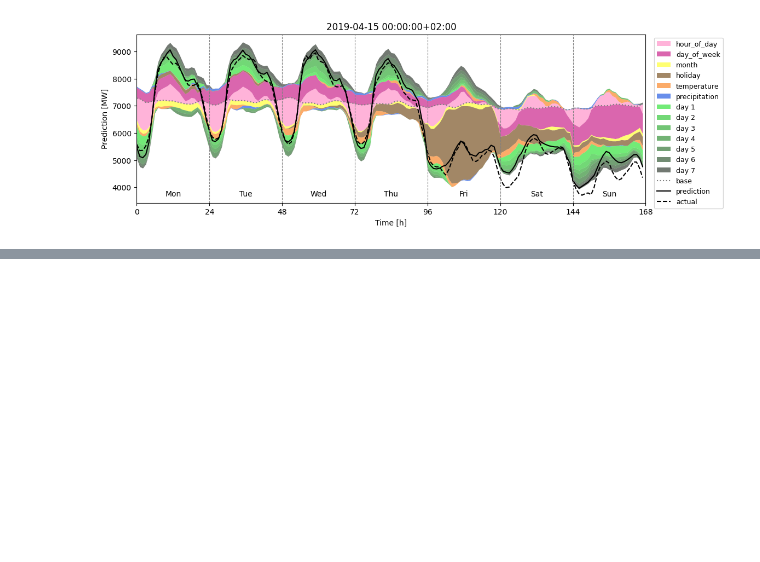
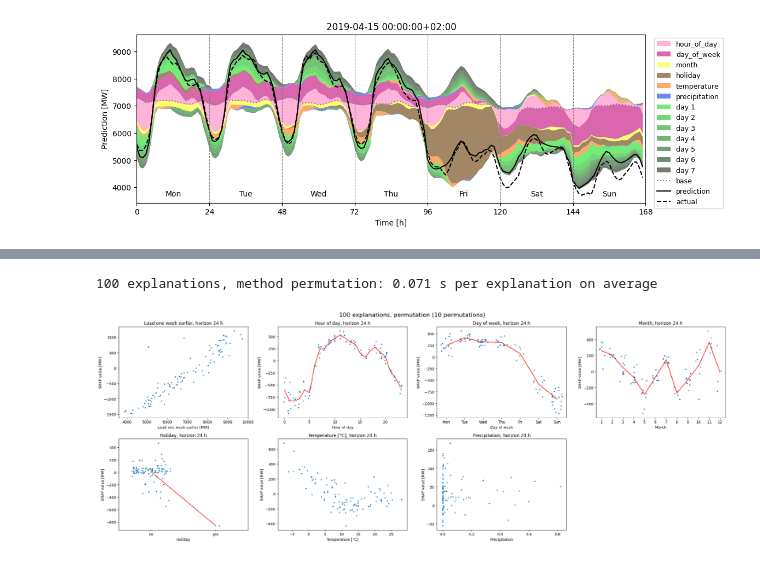
Before and after one commit to KIT-IAI/SHAPformer, a Jupyter notebook: notebooks/training_dataframe.ipynb, the cells around one changed output, grey strips where cells are left out. Cells and saved outputs as stored; diff of their text form; code cells hidden in the pictures; blank space fills up the shorter version.

```diff
--- a/notebooks/training_dataframe.ipynb
+++ b/notebooks/training_dataframe.ipynb
@@ -146,0 +254,9 @@ plt.show()
+# %%
+# same 100 forecast starts as with the exact method
+explanations_permutation_100, runtimes[f"100 x permutation ({N_PERMUTATIONS} permutations)"] = explain_starts(
+    starts_100, method="permutation", n_permutations=N_PERMUTATIONS
+)
+plot_dependences(explanations_permutation_100, f"100 explanations, permutation ({N_PERMUTATIONS} permutations)")
+# %% [output]
+100 explanations, method permutation: 0.071 s per explanation on average
+[figure, added]
```
Also changed, not shown: parts of 17 cells of this notebook, 2 other files.
